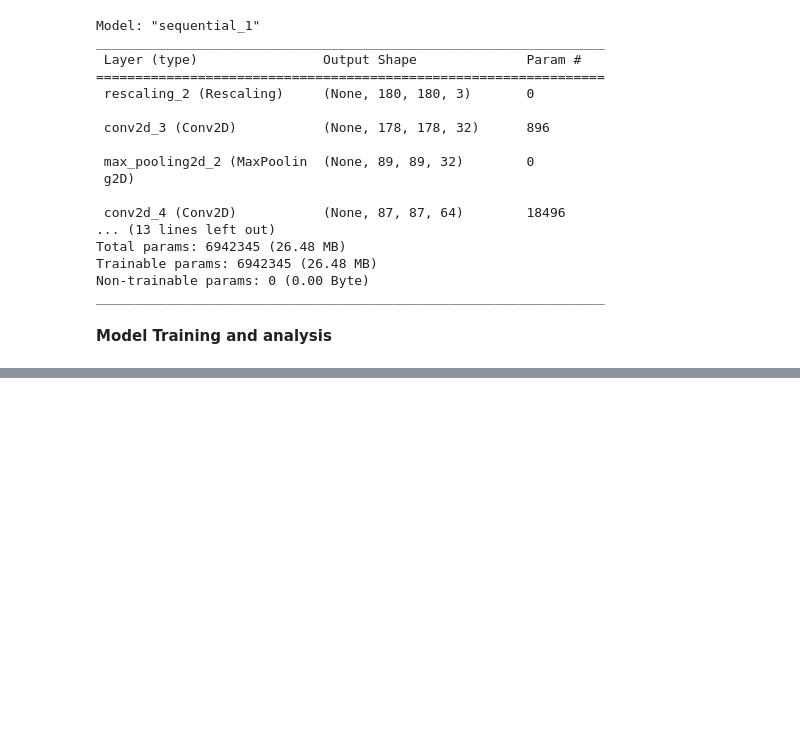
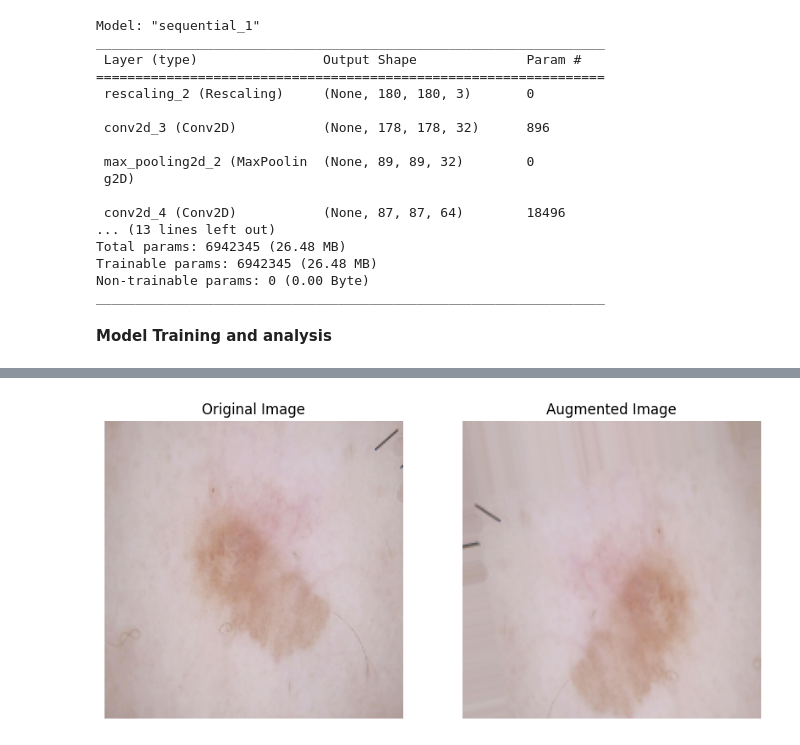
Before and after one commit to gautaman8/cnn_melanoma, a Jupyter notebook: CNN_melanoma_detection.ipynb, the cells around one changed output, grey strips where cells are left out. Drawn from its saved outputs; the diff is of its cells as text; code cells hidden in the pictures; blank space fills up the shorter version.

```diff
--- a/CNN_melanoma_detection.ipynb
+++ b/CNN_melanoma_detection.ipynb
@@ -171,0 +225,38 @@ Epoch 2/20
+# %%
+from tensorflow.python.ops.numpy_ops import np_config
+np_config.enable_numpy_behavior()
+from keras.preprocessing.image import ImageDataGenerator
+
+data_augmentation = ImageDataGenerator(
+    rotation_range=20,
+    width_shift_range=0.2,
+    height_shift_range=0.2,
+    shear_range=0.2,
+    zoom_range=0.2,
+    horizontal_flip=True,
+    fill_mode='nearest'
+)
+
+# Select one image from the training dataset
+for images, labels in train_ds.take(1):
+    image = images[0]  # Take the first image in the batch
+
+# Create a grid to display both the original and augmented images
+plt.figure(figsize=(10, 5))
+
+# Original image
+plt.subplot(1, 2, 1)
+plt.imshow(image.numpy().astype("uint8"))
+plt.title("Original Image")
+plt.axis("off")
+
+# Augmented image
+plt.subplot(1, 2, 2)
+augmented_image = data_augmentation.random_transform(image)
+plt.imshow(augmented_image.astype("uint8"))
+plt.title("Augmented Image")
+plt.axis("off")
+
+plt.show()
+# %% [output]
+[figure, added]
```
Also changed, not shown: parts of 6 cells of this notebook.
